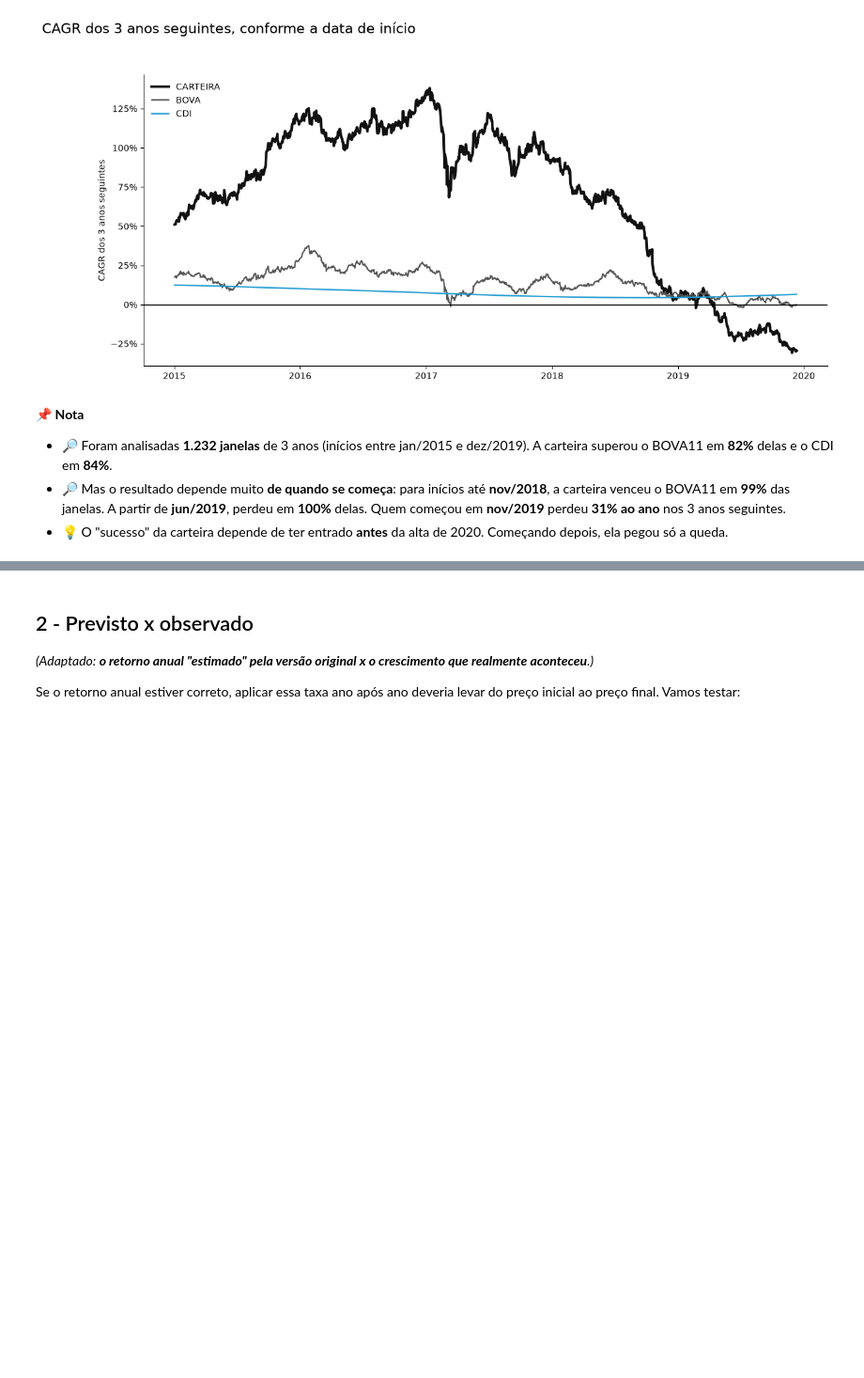
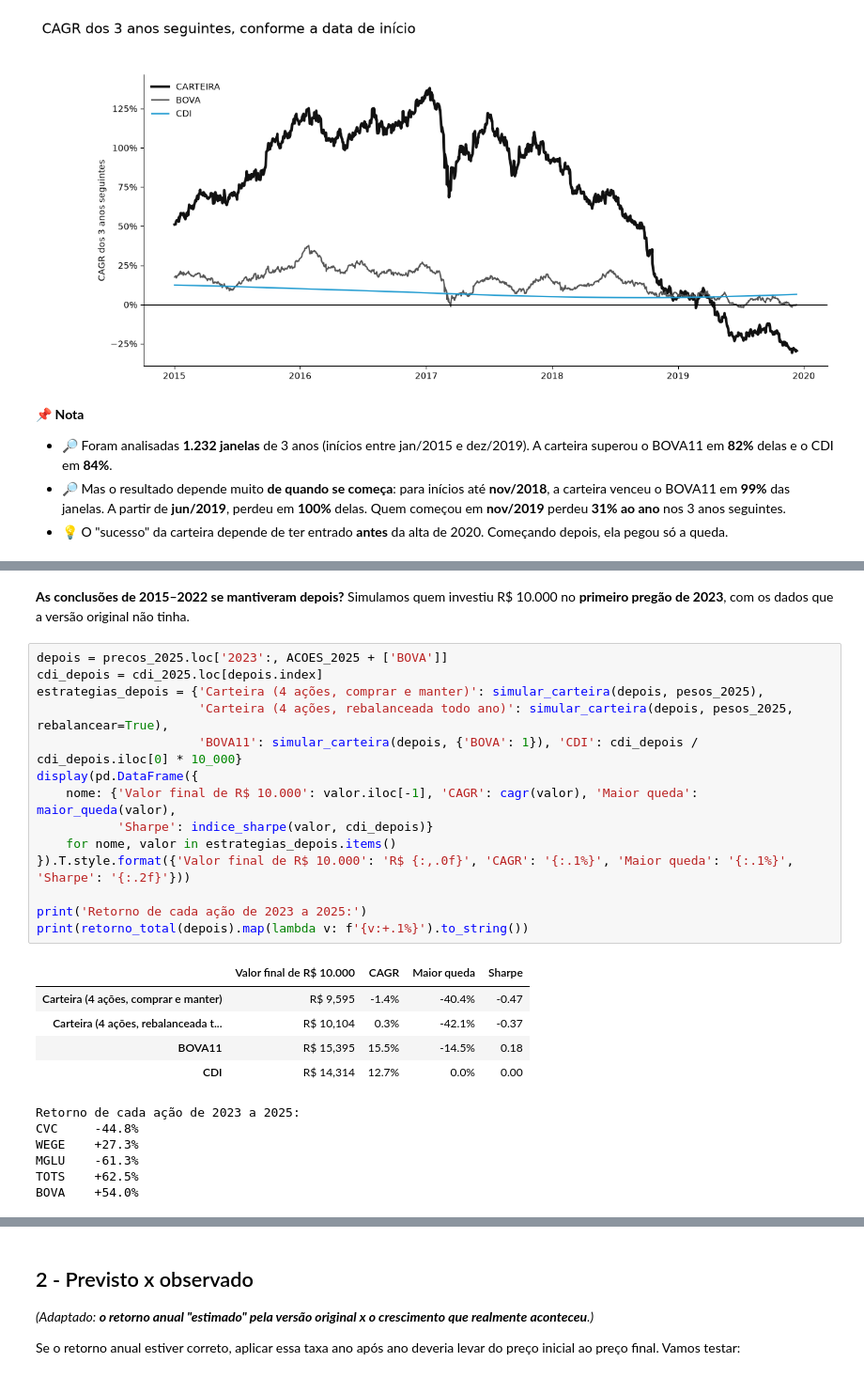
Before and after one commit to RafaelSilva89/Analise_do_Comportamento_da_Carteira_de_Acoes-Financas_parte_1, a Jupyter notebook: Notebooks/Análise do Comportamento da Carteira de Ações - Finanças parte 1 - v2.ipynb, the cells around one changed output, grey strips where cells are left out. Shown at 94% size. Drawn from its saved outputs; the diff is of its cells as text; blank space fills up the shorter version.

```diff
--- a/Notebooks/Análise do Comportamento da Carteira de Ações - Finanças parte 1 - v2.ipynb
+++ b/Notebooks/Análise do Comportamento da Carteira de Ações - Finanças parte 1 - v2.ipynb
@@ -856,0 +1012,28 @@ O BOVA11 superou o CDI em      82% das janelas
+# %% [markdown]
+**As conclusões de 2015–2022 se mantiveram depois?** Simulamos quem investiu R$ 10.000 no **primeiro pregão de 2023**, com os dados que a versão original não tinha.
+# %%
+depois = precos_2025.loc['2023':, ACOES_2025 + ['BOVA']]
+cdi_depois = cdi_2025.loc[depois.index]
+estrategias_depois = {'Carteira (4 ações, comprar e manter)': simular_carteira(depois, pesos_2025),
+                      'Carteira (4 ações, rebalanceada todo ano)': simular_carteira(depois, pesos_2025, rebalancear=True),
+                      'BOVA11': simular_carteira(depois, {'BOVA': 1}), 'CDI': cdi_depois / cdi_depois.iloc[0] * 10_000}
+display(pd.DataFrame({
+    nome: {'Valor final de R$ 10.000': valor.iloc[-1], 'CAGR': cagr(valor), 'Maior queda': maior_queda(valor),
+           'Sharpe': indice_sharpe(valor, cdi_depois)}
+    for nome, valor in estrategias_depois.items()
+}).T.style.format({'Valor final de R$ 10.000': 'R$ {:,.0f}', 'CAGR': '{:.1%}', 'Maior queda': '{:.1%}', 'Sharpe': '{:.2f}'}))
+
+print('Retorno de cada ação de 2023 a 2025:')
+print(retorno_total(depois).map(lambda v: f'{v:+.1%}').to_string())
+# %% [output]
+|  | Valor final de R$ 10.000 | CAGR | Maior queda | Sharpe |
+| Carteira (4 ações, comprar e manter) | R$ 9,595 | -1.4% | -40.4% | -0.47 |
+| Carteira (4 ações, rebalanceada t... | R$ 10,104 | 0.3% | -42.1% | -0.37 |
+| BOVA11 | R$ 15,395 | 15.5% | -14.5% | 0.18 |
+| CDI | R$ 14,314 | 12.7% | 0.0% | 0.00 |
+Retorno de cada ação de 2023 a 2025:
+CVC     -44.8%
+WEGE    +27.3%
+MGLU    -61.3%
+TOTS    +62.5%
+BOVA    +54.0%
```
Also changed, not shown: parts of 20 cells of this notebook, 12 other files.
